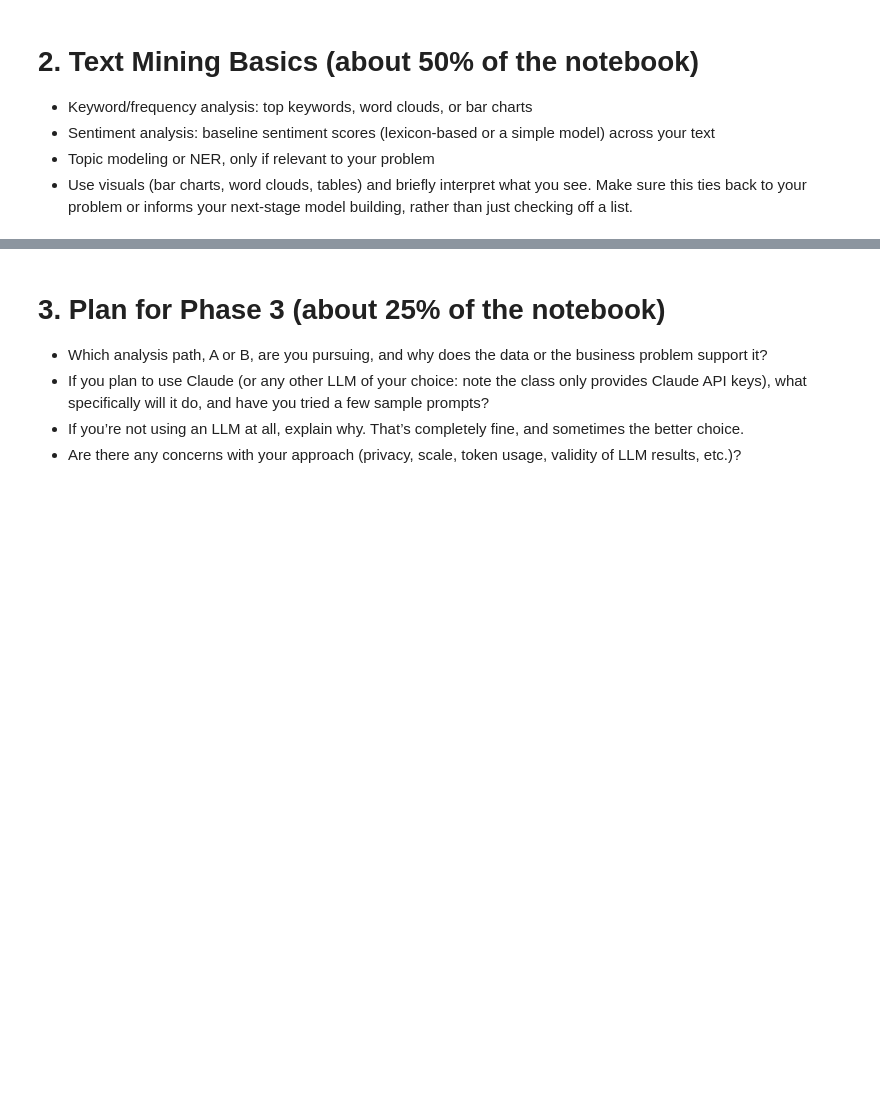
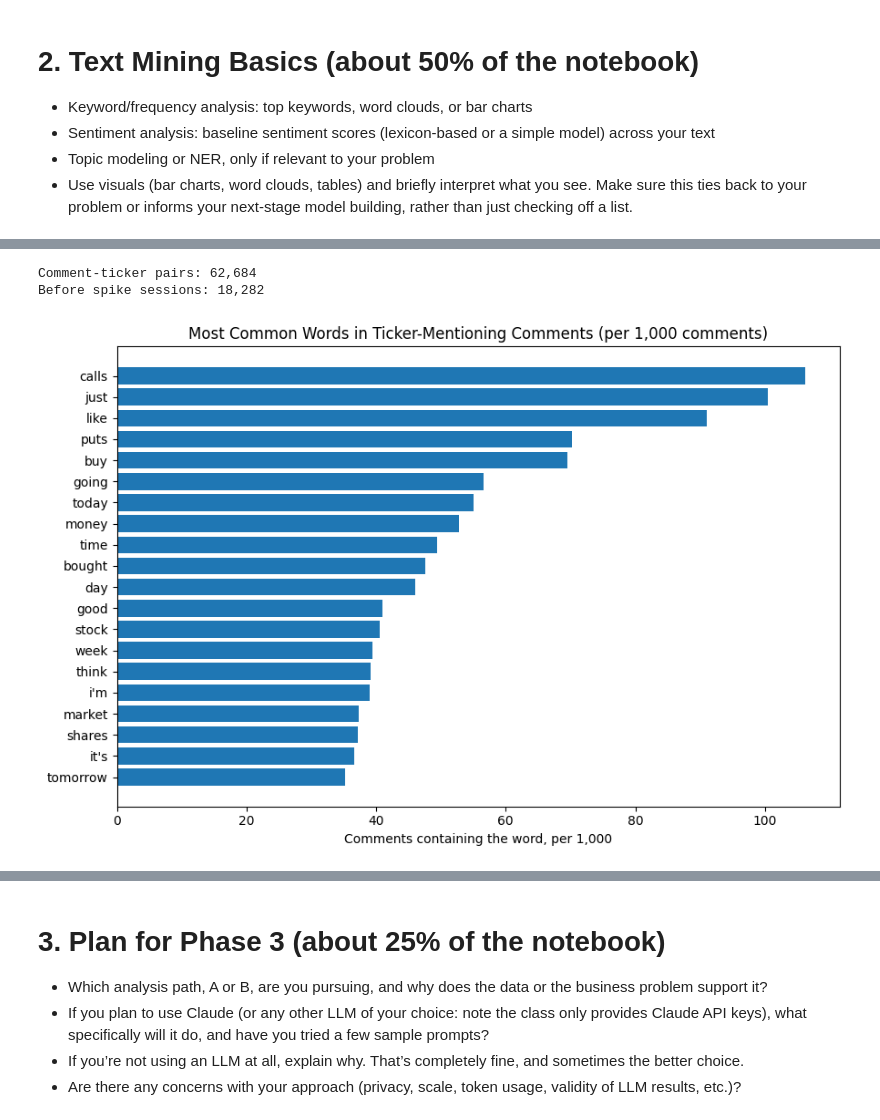
Before and after one commit to lagrenier4451/reddit-volume-forecast, a Jupyter notebook: notebooks/CDA_PhaseII_AlexToth_LucGrenier.ipynb, the cells around one changed output, grey strips where cells are left out. Cells and saved outputs as stored; diff of their text form; code cells hidden in the pictures; blank space fills up the shorter version.

Commit message:
Add keyword frequency and spike vs. normal word comparison

```diff
--- a/notebooks/CDA_PhaseII_AlexToth_LucGrenier.ipynb
+++ b/notebooks/CDA_PhaseII_AlexToth_LucGrenier.ipynb
@@ -896,0 +901,37 @@ These results are descriptive, not evidence of predictive performance: the month
+# %%
+import numpy as np
+from sklearn.feature_extraction.text import CountVectorizer, ENGLISH_STOP_WORDS
+
+# One row per (comment, ticker it mentions), labelled with that ticker-session's spike flag
+pairs = (
+    comments_s.loc[comments_s["tickers"].str.len() > 0, ["id", "session_date", "tickers", "body"]]
+    .explode("tickers").rename(columns={"tickers": "ticker"})
+    .merge(ticker_sessions[["session_date", "ticker", "spike_1.5"]],
+           on=["session_date", "ticker"], how="inner")
+)
+print(f"Comment-ticker pairs: {len(pairs):,}")
+print(f"Before spike sessions: {pairs['spike_1.5'].sum():,}")
+
+# Exclude common English words and the ticker symbols themselves
+stop = list(ENGLISH_STOP_WORDS) + [t.lower() for t in tickers]
+vec = CountVectorizer(stop_words=stop, binary=True, min_df=20,
+                      token_pattern=r"(?u)\b[a-zA-Z][a-zA-Z']+\b")
+X = vec.fit_transform(pairs["body"])
+
+kw = pd.DataFrame({
+    "word": vec.get_feature_names_out(),
+    "overall_per_1k": np.asarray(X.mean(axis=0)).ravel() * 1000,
+})
+# %% [output]
+Comment-ticker pairs: 62,684
+Before spike sessions: 18,282
+# %%
+top = kw.nlargest(20, "overall_per_1k").sort_values("overall_per_1k")
+plt.figure(figsize=(9, 6))
+plt.barh(top["word"], top["overall_per_1k"])
+plt.title("Most Common Words in Ticker-Mentioning Comments (per 1,000 comments)")
+plt.xlabel("Comments containing the word, per 1,000")
+plt.tight_layout()
+plt.show()
+# %% [output]
+[figure, added]
```
Also changed, not shown: parts of 6 cells of this notebook.
